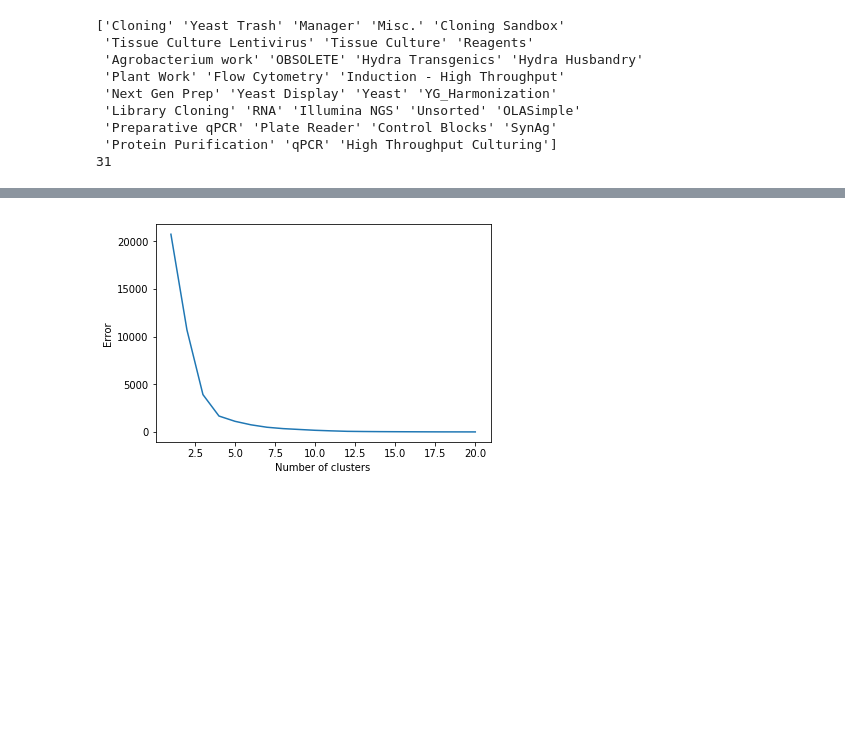
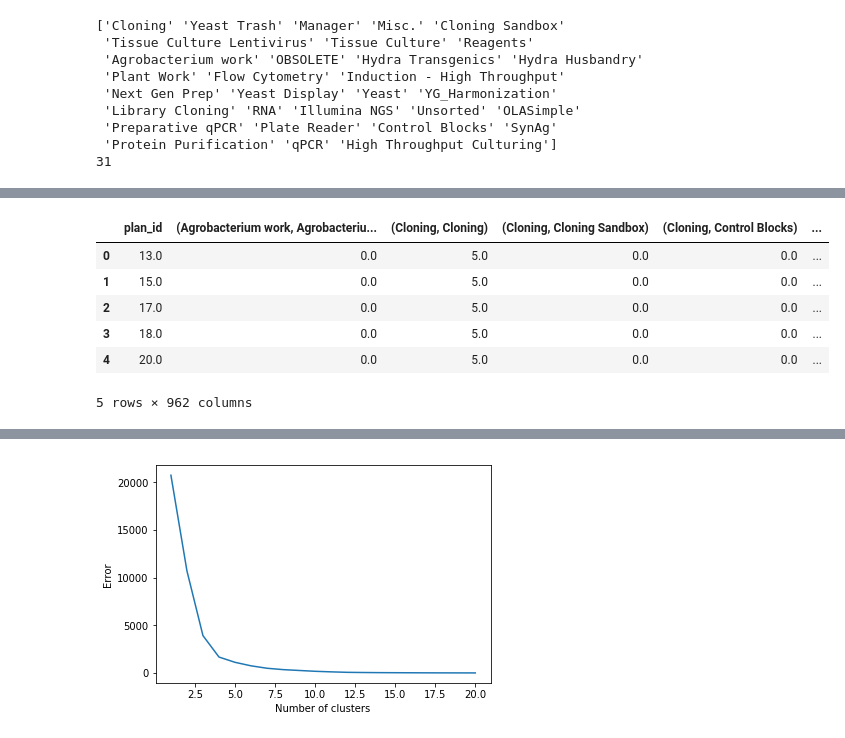
Before and after one commit to dany-fu/aq-data-analysis, a Jupyter notebook: cluster_plans_with_edges.ipynb, the cells around one changed output, grey strips where cells are left out. Drawn from its saved outputs; the diff is of its cells as text; code cells hidden in the pictures; blank space fills up the shorter version.

```diff
--- a/cluster_plans_with_edges.ipynb
+++ b/cluster_plans_with_edges.ipynb
@@ -224,0 +173,10 @@ all_edge_counts = all_edge_counts.fillna(0)
+# %%
+all_edge_counts.head(5)
+# %% [output]
+|  | plan_id | (Agrobacterium work, Agrobacteriu... | (Cloning, Cloning) | (Cloning, Cloning Sandbox) | (Cloning, Control Blocks) | ... |
+| 0 | 13.0 | 0.0 | 5.0 | 0.0 | 0.0 | ... |
+| 1 | 15.0 | 0.0 | 5.0 | 0.0 | 0.0 | ... |
+| 2 | 17.0 | 0.0 | 5.0 | 0.0 | 0.0 | ... |
+| 3 | 18.0 | 0.0 | 5.0 | 0.0 | 0.0 | ... |
+| 4 | 20.0 | 0.0 | 5.0 | 0.0 | 0.0 | ... |
+5 rows × 962 columns
```
Also changed, not shown: parts of 22 cells of this notebook.
